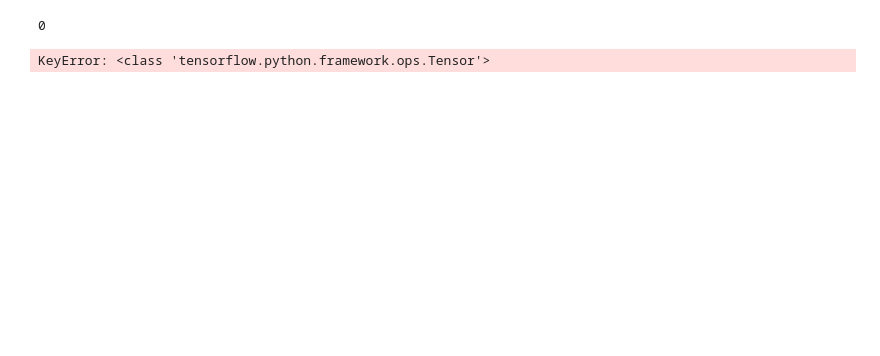
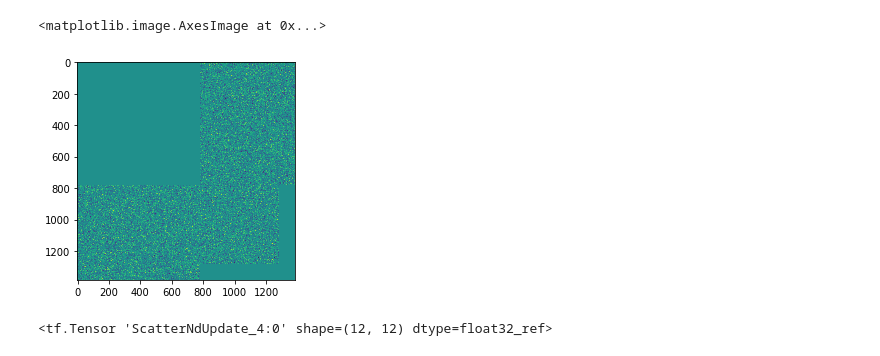
Before and after one commit to act65/dynamics-waves-myelin, a Jupyter notebook: notebooks/Untitled1.ipynb, the cells around one changed output. Saved outputs shown, nothing was run; the diff lists cells and outputs as text; code cells hidden in the pictures; blank space fills up the shorter version.

```diff
--- a/notebooks/Untitled1.ipynb
+++ b/notebooks/Untitled1.ipynb
@@ -28,4 +9,0 @@ Please use alternatives such as official/mnist/dataset.py from tensorflow/models
-# %%
-mnist.train.epochs_completed
-# %% [output]
-0
@@ -34,7 +10,15 @@ denergy = tangent.autodiff(eq.energy_fn, wrt=(0, 1, 2))
-# %%
-dx, dW, db = denergy(tf.random_normal([1, 8]),
-        tf.random_normal([8, 8]),
-        tf.random_normal([1, 8]),
-        b_return=tf.ones([]))
-# %% [output]
-KeyError: <class 'tensorflow.python.framework.ops.Tensor'>
+# %%
+variables, mat = eq.get_connectome(784,500,100)
+# %%
+with tf.Session() as sess:
+    sess.run(tf.global_variables_initializer())
+    A = sess.run(mat)
+# %%
+plt.imshow(A - A.T)
+# %% [output]
+<matplotlib.image.AxesImage at 0x...>
+[figure, added]
+# %%
+mat
+# %% [output]
+<tf.Tensor 'ScatterNdUpdate_4:0' shape=(12, 12) dtype=float32_ref>
```
Also changed, not shown: parts of 7 cells of this notebook, 9 other files.
